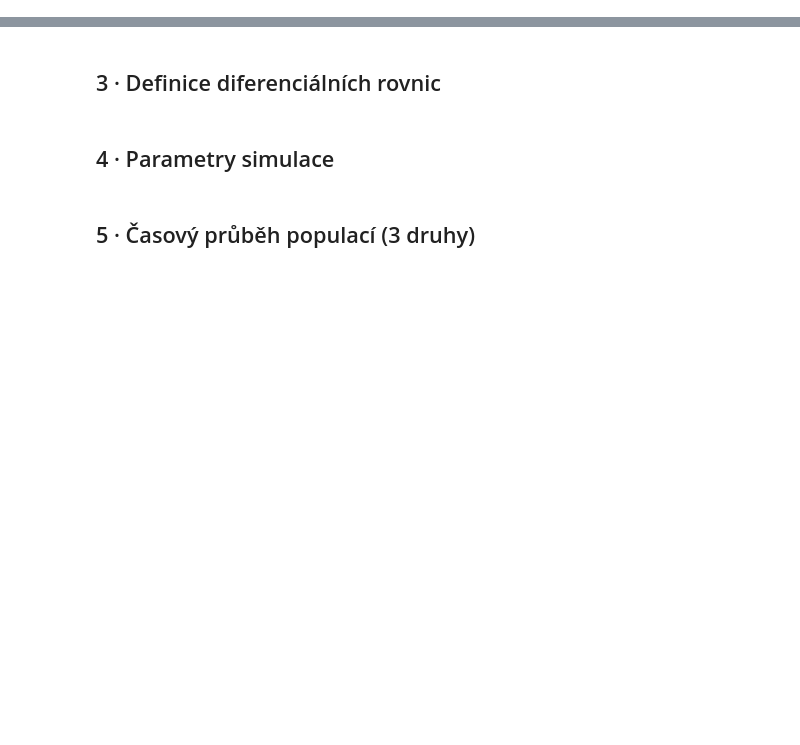
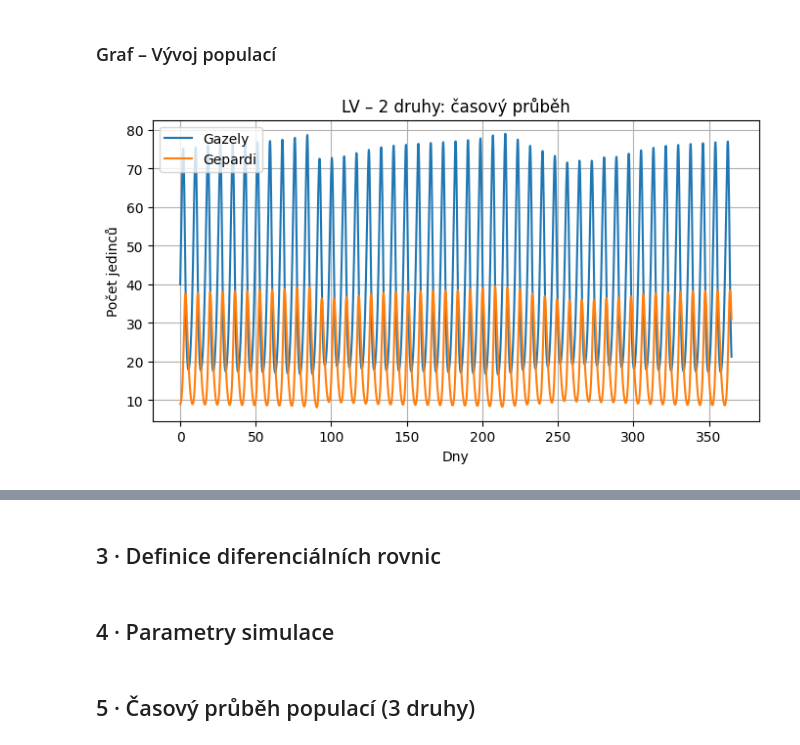
Before and after one commit to zdenax/MSW, a Jupyter notebook: LOTKA_VOLTERRA_MODEL_ZDENEK_TOUSKA (2).ipynb, the cells around one changed output, grey strips where cells are left out. Cells and saved outputs as stored; diff of their text form; code cells hidden in the pictures; blank space fills up the shorter version.

```diff
--- a/LOTKA_VOLTERRA_MODEL_ZDENEK_TOUSKA.ipynb
+++ b/LOTKA_VOLTERRA_MODEL_ZDENEK_TOUSKA (2).ipynb
@@ -37,0 +40,28 @@ kde
+# %%
+def lv2_system(t, z, alpha, beta, gamma, delta):
+    x, y = z
+    dxdt = alpha * x - beta * x * y
+    dydt = delta * x * y - gamma * y
+    return [dxdt, dydt]
+
+def run_lv2(alpha=0.8, beta=0.04, gamma=0.8, delta=0.02,
+            x0=40, y0=9, t_max=365, steps=2000):
+    t_eval = np.linspace(0, t_max, steps)
+    sol = solve_ivp(lambda t,z: lv2_system(t,z,alpha,beta,gamma,delta),
+                    [0, t_max], [x0,y0], t_eval=t_eval)
+    return t_eval, sol.y[0], sol.y[1]
+
+# Spustíme simulaci
+t2, gazely, gepardi = run_lv2()
+# %% [markdown]
+### Graf – Vývoj populací
+# %%
+plt.figure(figsize=(8,4))
+plt.plot(t2, gazely, label='Gazely')
+plt.plot(t2, gepardi, label='Gepardi')
+plt.title('LV – 2 druhy: časový průběh')
+plt.xlabel('Dny')
+plt.ylabel('Počet jedinců')
+plt.legend(); plt.grid(True); plt.show()
+# %% [output]
+[figure, added]
```
Also changed, not shown: parts of 12 cells of this notebook, 1 other file.
